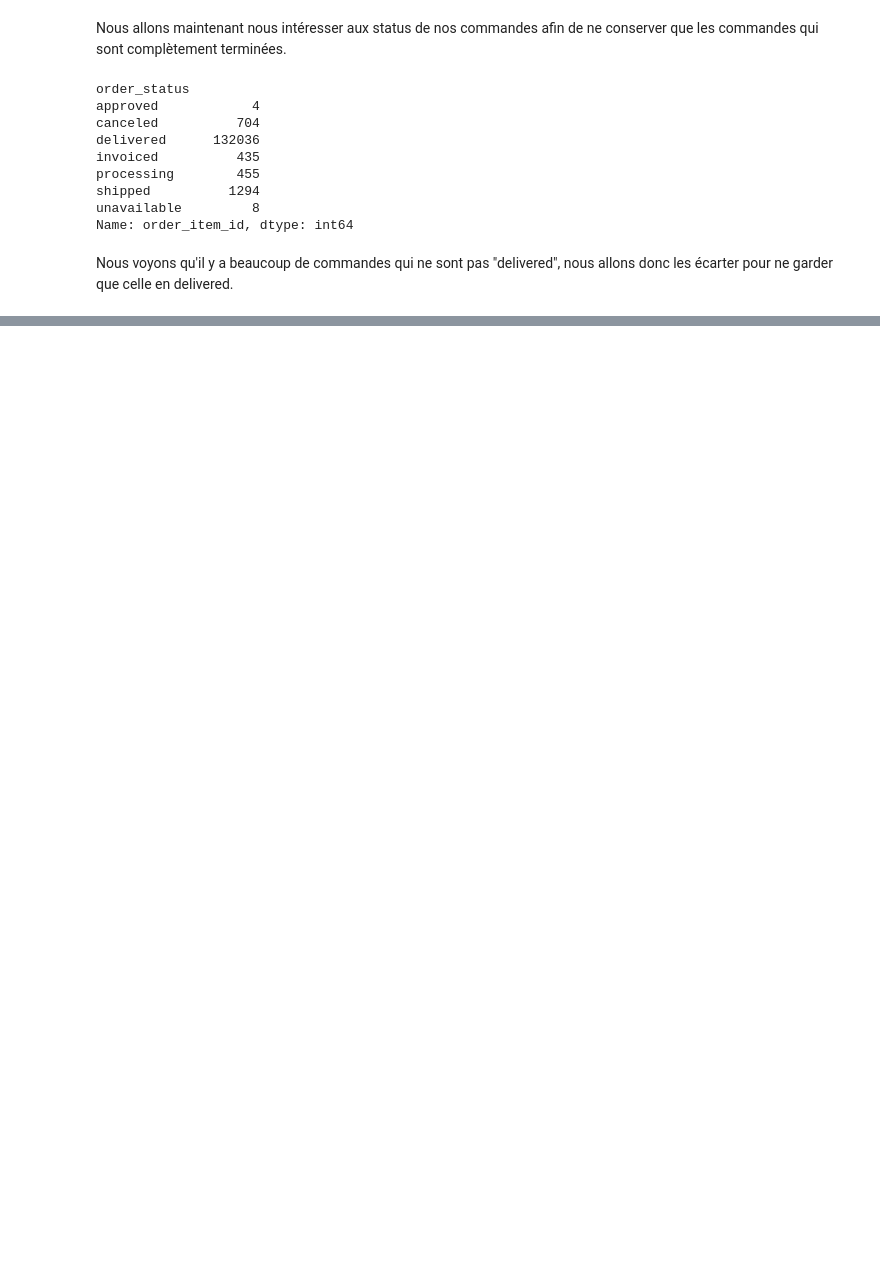
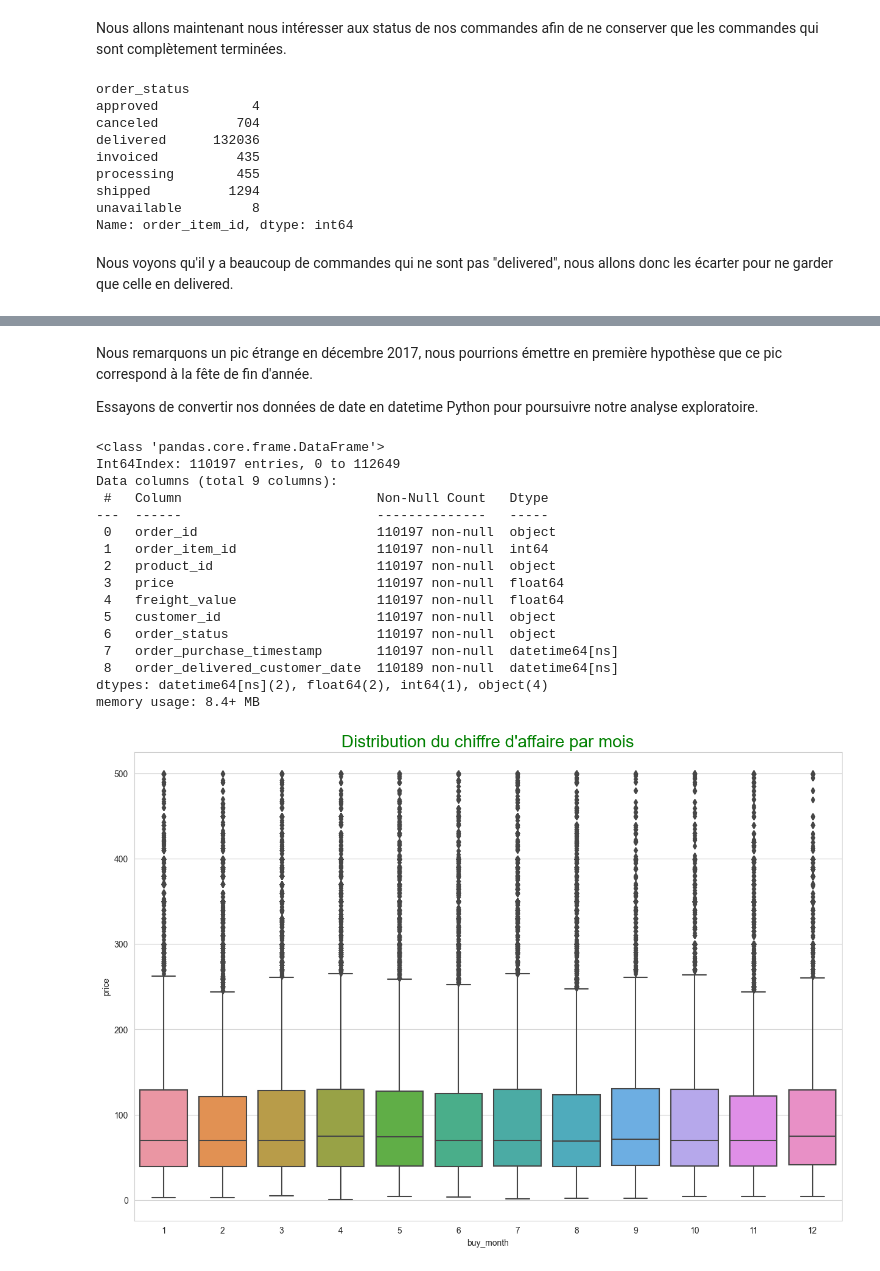
Before and after one commit to laildfz/P4_machine_learning, a Jupyter notebook: desfossez_rayan_notebook_clean_112022.ipynb, the cells around one changed output, grey strips where cells are left out. Cells and saved outputs as stored; diff of their text form; code cells hidden in the pictures; blank space fills up the shorter version.

Commit message:
Add the data exploration part

```diff
--- a/desfossez_rayan_notebook_clean_112022.ipynb
+++ b/desfossez_rayan_notebook_clean_112022.ipynb
@@ -295,0 +308,36 @@ order_items = order_items[order_items["order_status"] == "delivered"]
+# %% [markdown]
+Nous remarquons un pic étrange en décembre 2017, nous pourrions émettre en première hypothèse que ce pic correspond à la fête de fin d'année.
+
+Essayons de convertir nos données de date en datetime Python pour poursuivre notre analyse exploratoire.
+# %%
+order_items["order_purchase_timestamp"] = order_items["order_purchase_timestamp"].astype('datetime64[ns]')
+order_items["order_delivered_customer_date"] = order_items["order_delivered_customer_date"].astype('datetime64[ns]')
+order_items.info()
+
+order_items["buy_month"] = order_items['order_purchase_timestamp'].dt.month
+
+price_lower_than_500 = order_items[order_items.price < 500]
+
+fig = plt.figure(figsize=(15,10))
+sns.boxplot(data=price_lower_than_500, x="buy_month", y="price")
+
+plt.title("Distribution du chiffre d'affaire par mois", fontsize=20, color="g")
+plt.show()
+# %% [output]
+<class 'pandas.core.frame.DataFrame'>
+Int64Index: 110197 entries, 0 to 112649
+Data columns (total 9 columns):
+ #   Column                         Non-Null Count   Dtype
+---  ------                         --------------   -----
+ 0   order_id                       110197 non-null  object
+ 1   order_item_id                  110197 non-null  int64
+ 2   product_id                     110197 non-null  object
+ 3   price                          110197 non-null  float64
+ 4   freight_value                  110197 non-null  float64
+ 5   customer_id                    110197 non-null  object
+ 6   order_status                   110197 non-null  object
+ 7   order_purchase_timestamp       110197 non-null  datetime64[ns]
+ 8   order_delivered_customer_date  110189 non-null  datetime64[ns]
+dtypes: datetime64[ns](2), float64(2), int64(1), object(4)
+memory usage: 8.4+ MB
+[figure, added]
```
Also changed, not shown: parts of 9 cells of this notebook.
